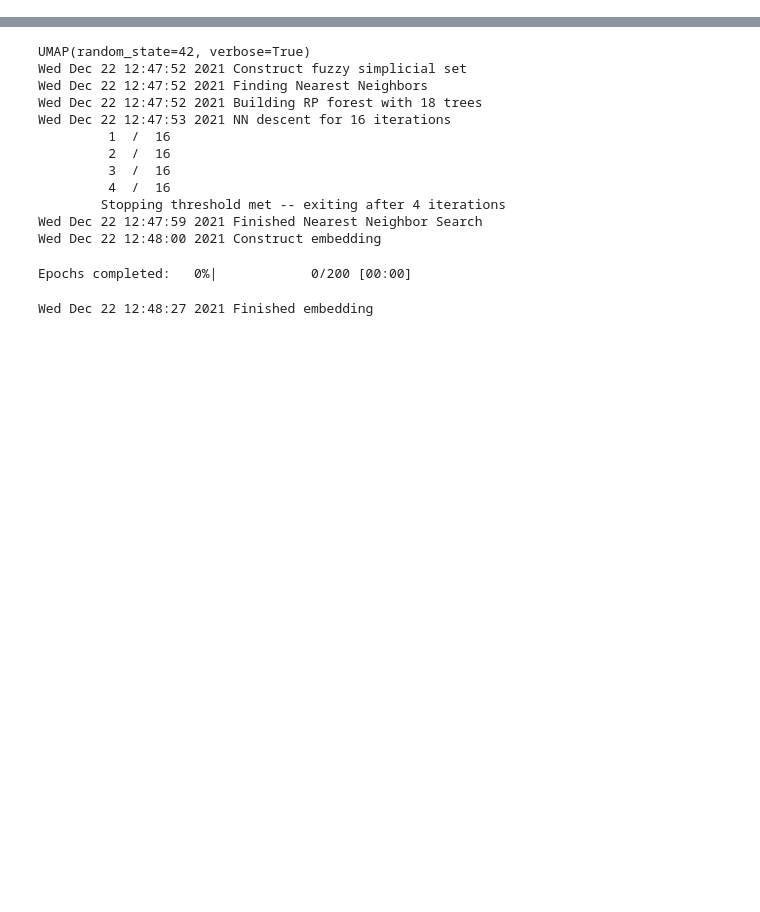
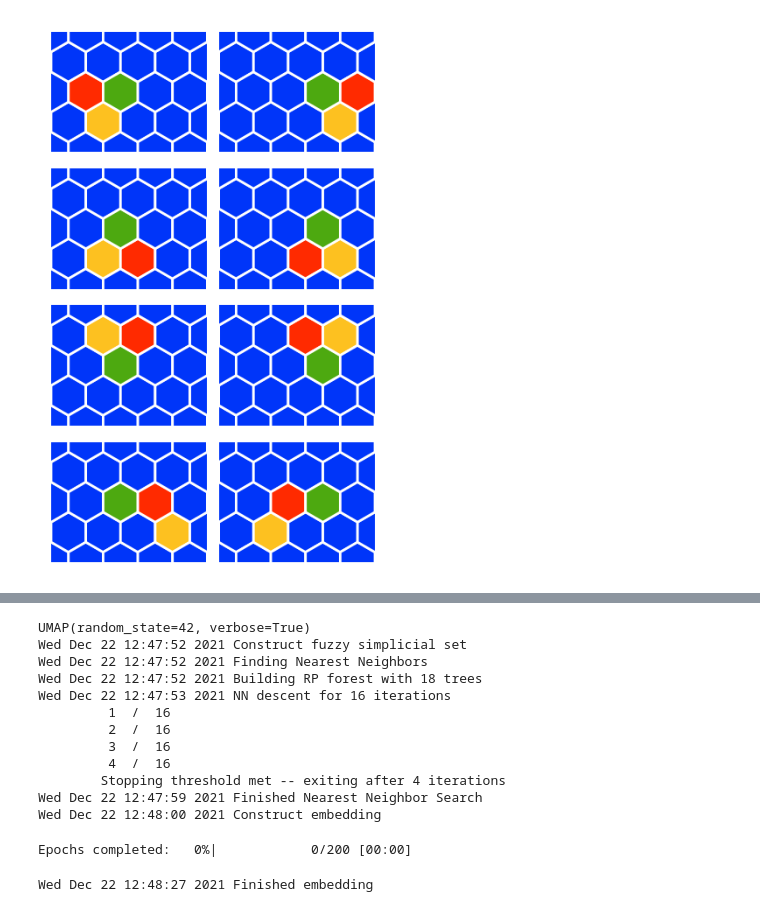
Before and after one commit to pranav-bhamidipati/cell-lattices, a Jupyter notebook: cell_graph_scratch.ipynb, the cells around one changed output, grey strips where cells are left out. Saved outputs shown, nothing was run; the diff lists cells and outputs as text; code cells hidden in the pictures; blank space fills up the shorter version.

```diff
--- a/cell_graph_clustering.ipynb
+++ b/cell_graph_scratch.ipynb
@@ -0,0 +94,29 @@
+# %%
+%matplotlib widget
+
+scale = 2
+prows = 4
+pcols = 2
+
+_c = ctype.copy()
+
+fig = plt.figure(figsize=(scale * pcols, scale * prows * 0.8))
+for prow in range(prows):
+    for pcol in range(pcols):
+        i = prow * pcols + pcol
+        ax = fig.add_subplot(prows, pcols, i + 1)
+
+        # _c = ctype[translate_hex((prow, pcol), rows, cols)]
+
+        cx.plot_hex_sheet(ax, X, _c, ec="w", linewidth=scale, cmap="rainbow")
+
+        _c = flip_hex_i(_c, rows, cols)
+
+    if prow % 2:
+        _c = flip_hex_j(_c, rows, cols)
+    else:
+        _c = rotate_hex(_c, rows, cols)
+
+plt.tight_layout()
+# %% [output]
+[figure, added]
```
Also changed, not shown: parts of 12 cells of this notebook.
